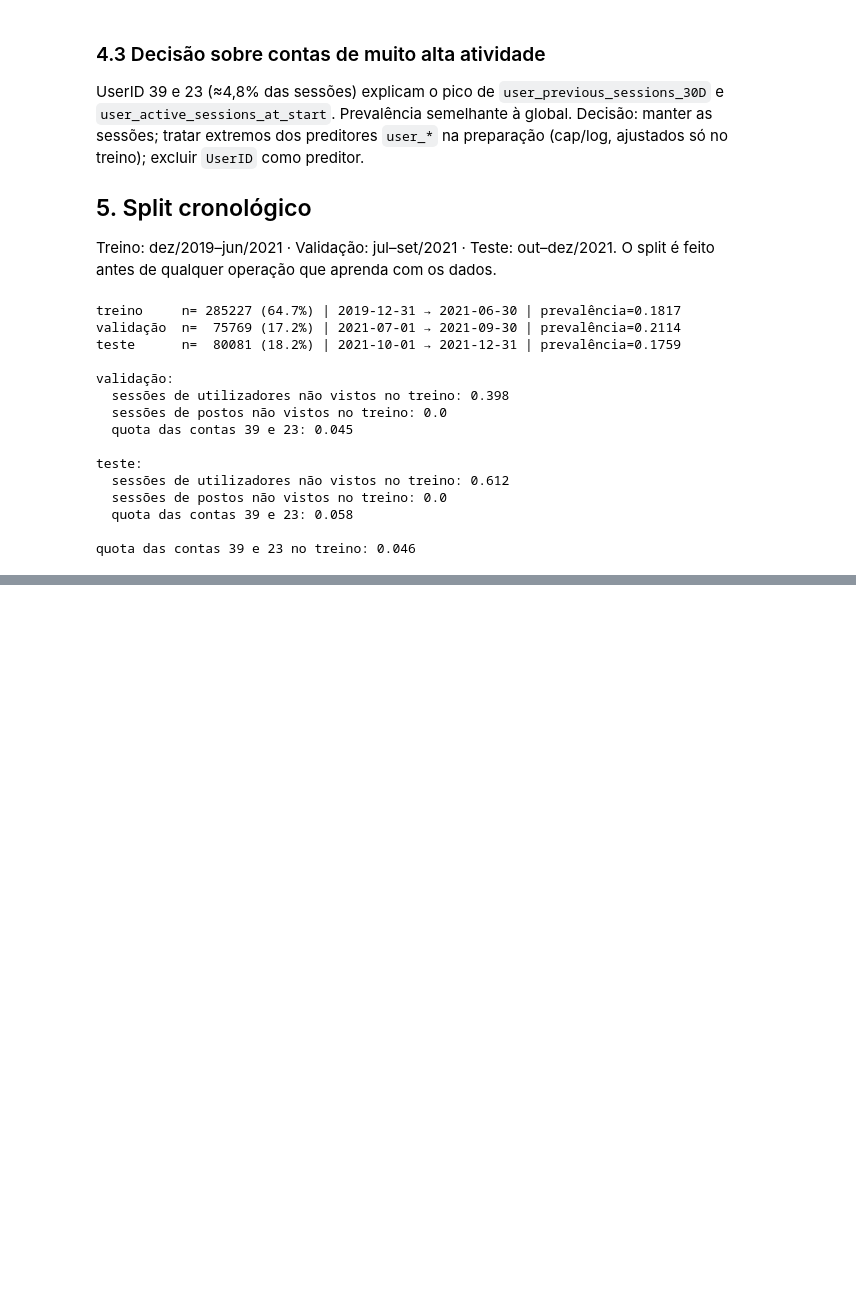
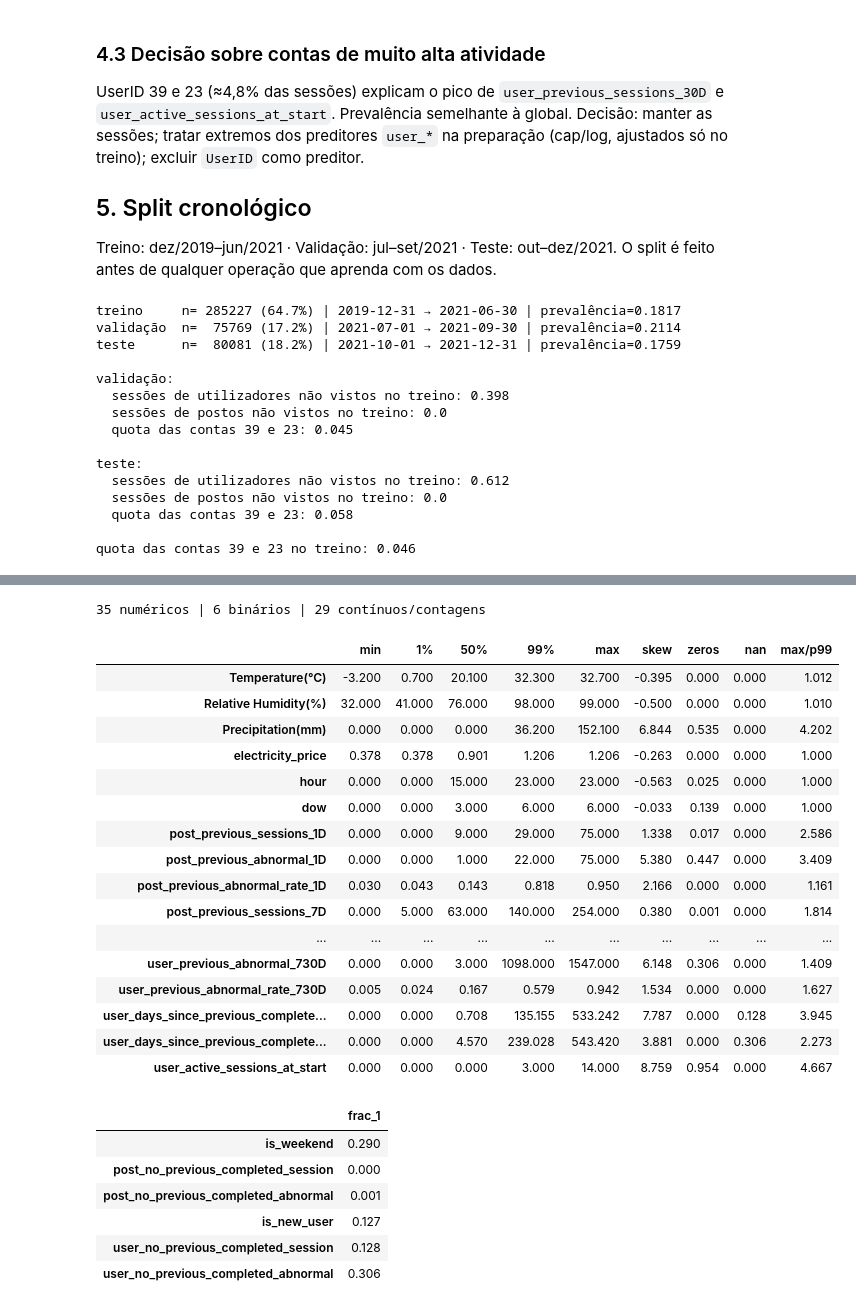
Before and after one commit to 1231478-Ellah-Fleischmann/MINDD-PROJETO, a Jupyter notebook: task1.ipynb, the cells around one changed output, grey strips where cells are left out. Saved outputs shown, nothing was run; the diff lists cells and outputs as text; code cells hidden in the pictures; blank space fills up the shorter version.

Commit message:
Resultado do split e cold-start

```diff
--- a/task1.ipynb
+++ b/task1.ipynb
@@ -476,0 +482,58 @@ quota das contas 39 e 23 no treino: 0.046
+# %%
+# features temporais (derivação determinística, sem aprender dos dados)
+df["hour"] = df["Start Time"].dt.hour
+df["dow"] = df["Start Time"].dt.dayofweek
+df["is_weekend"] = (df["dow"] >= 5).astype(int)
+
+train = df[df["ym"] <= train_end].copy()
+val = df[(df["ym"] > train_end) & (df["ym"] <= val_end)].copy()
+test = df[df["ym"] > val_end].copy()
+
+# grupos de preditores candidatos (disponíveis no início da sessão)
+WEATHER = ["Temperature(℃)", "Relative Humidity(%)", "Precipitation(mm)"]
+TARIFF = ["electricity_price"]
+TIME = ["hour", "dow", "is_weekend"]
+HIST_POST = [c for c in df.columns if c.startswith("post_")]
+HIST_USER = [c for c in df.columns if c.startswith("user_") or c == "is_new_user"]
+NUM_FEATS = WEATHER + TARIFF + TIME + HIST_POST + HIST_USER
+
+BINARY = [c for c in NUM_FEATS if train[c].nunique() <= 2]
+CONT = [c for c in NUM_FEATS if c not in BINARY]
+print(len(NUM_FEATS), "numéricos |", len(BINARY), "binários |", len(CONT), "contínuos/contagens")
+
+# resumo no treino
+s = train[CONT].describe(percentiles=[.01, .5, .99]).T[["min", "1%", "50%", "99%", "max"]]
+s["skew"] = train[CONT].skew()
+s["zeros"] = (train[CONT] == 0).mean()
+s["nan"] = train[CONT].isna().mean()
+s["max/p99"] = s["max"] / s["99%"].replace(0, np.nan)
+display(s.round(3))
+
+# binários: frequência de 1 no treino
+display(train[BINARY].mean().round(3).to_frame("frac_1"))
+# %% [output]
+35 numéricos | 6 binários | 29 contínuos/contagens
+|  | min | 1% | 50% | 99% | max | skew | zeros | nan | max/p99 |
+| Temperature(℃) | -3.200 | 0.700 | 20.100 | 32.300 | 32.700 | -0.395 | 0.000 | 0.000 | 1.012 |
+| Relative Humidity(%) | 32.000 | 41.000 | 76.000 | 98.000 | 99.000 | -0.500 | 0.000 | 0.000 | 1.010 |
+| Precipitation(mm) | 0.000 | 0.000 | 0.000 | 36.200 | 152.100 | 6.844 | 0.535 | 0.000 | 4.202 |
+| electricity_price | 0.378 | 0.378 | 0.901 | 1.206 | 1.206 | -0.263 | 0.000 | 0.000 | 1.000 |
+| hour | 0.000 | 0.000 | 15.000 | 23.000 | 23.000 | -0.563 | 0.025 | 0.000 | 1.000 |
+| dow | 0.000 | 0.000 | 3.000 | 6.000 | 6.000 | -0.033 | 0.139 | 0.000 | 1.000 |
+| post_previous_sessions_1D | 0.000 | 0.000 | 9.000 | 29.000 | 75.000 | 1.338 | 0.017 | 0.000 | 2.586 |
+| post_previous_abnormal_1D | 0.000 | 0.000 | 1.000 | 22.000 | 75.000 | 5.380 | 0.447 | 0.000 | 3.409 |
+| post_previous_abnormal_rate_1D | 0.030 | 0.043 | 0.143 | 0.818 | 0.950 | 2.166 | 0.000 | 0.000 | 1.161 |
+| post_previous_sessions_7D | 0.000 | 5.000 | 63.000 | 140.000 | 254.000 | 0.380 | 0.001 | 0.000 | 1.814 |
+| ... | ... | ... | ... | ... | ... | ... | ... | ... | ... |
+| user_previous_abnormal_730D | 0.000 | 0.000 | 3.000 | 1098.000 | 1547.000 | 6.148 | 0.306 | 0.000 | 1.409 |
+| user_previous_abnormal_rate_730D | 0.005 | 0.024 | 0.167 | 0.579 | 0.942 | 1.534 | 0.000 | 0.000 | 1.627 |
+| user_days_since_previous_complete... | 0.000 | 0.000 | 0.708 | 135.155 | 533.242 | 7.787 | 0.000 | 0.128 | 3.945 |
+| user_days_since_previous_complete... | 0.000 | 0.000 | 4.570 | 239.028 | 543.420 | 3.881 | 0.000 | 0.306 | 2.273 |
+| user_active_sessions_at_start | 0.000 | 0.000 | 0.000 | 3.000 | 14.000 | 8.759 | 0.954 | 0.000 | 4.667 |
+|  | frac_1 |
+| is_weekend | 0.290 |
+| post_no_previous_completed_session | 0.000 |
+| post_no_previous_completed_abnormal | 0.001 |
+| is_new_user | 0.127 |
+| user_no_previous_completed_session | 0.128 |
+| user_no_previous_completed_abnormal | 0.306 |
```
Also changed, not shown: parts of 1 cell of this notebook.
